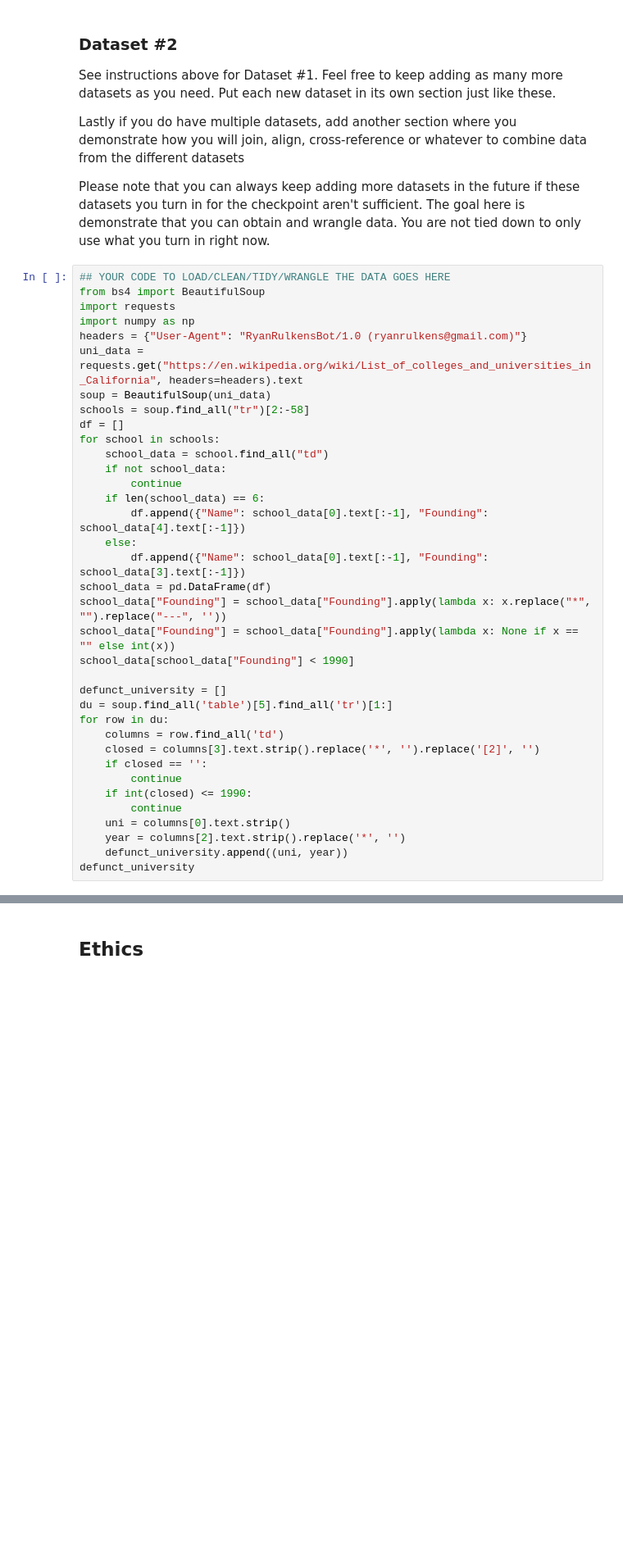
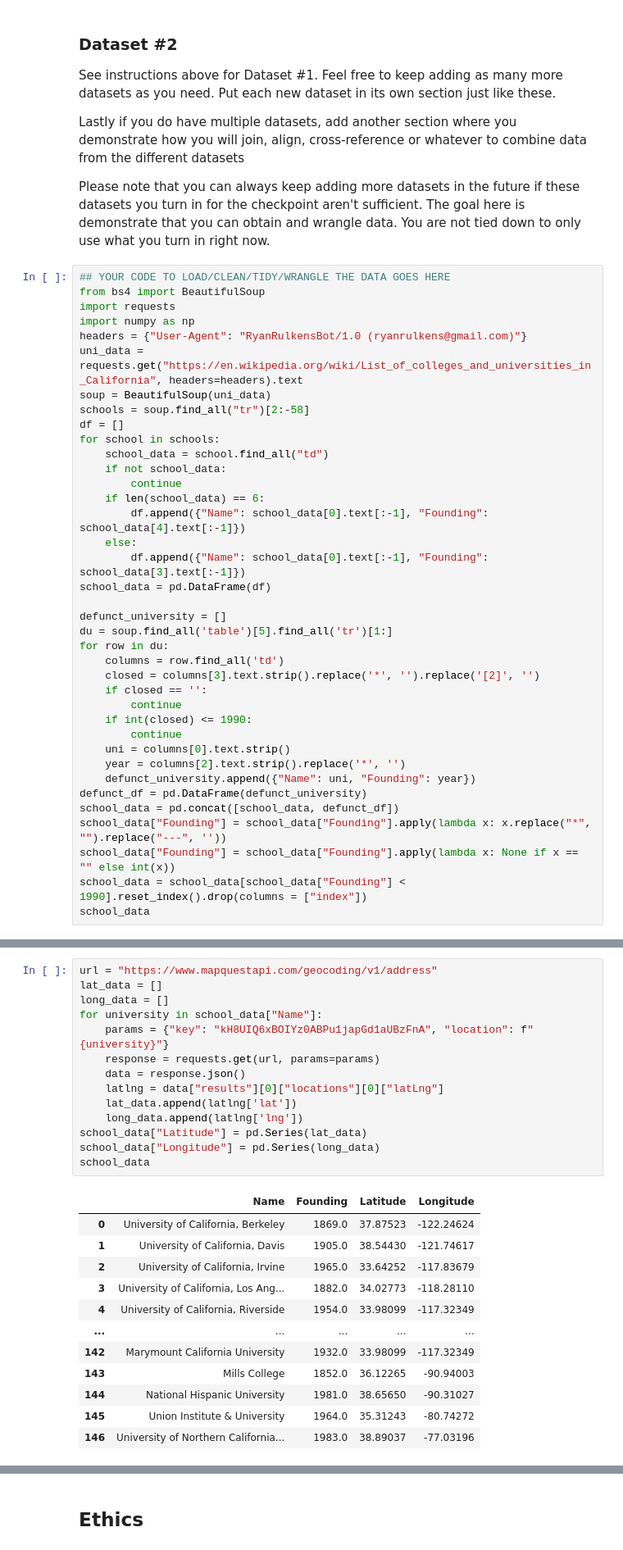
Before and after one commit to COGS108/Group091_WI26, a Jupyter notebook: 01-DataCheckpoint.ipynb, the cells around one changed output, grey strips where cells are left out. Shown at 82% size. Cells and saved outputs as stored; diff of their text form; blank space fills up the shorter version.

Commit message:
Added longitude and latitude columns

```diff
--- a/01-DataCheckpoint.ipynb
+++ b/01-DataCheckpoint.ipynb
@@ -178,9 +178,6 @@ for school in schools:
     else:
         df.append({"Name": school_data[0].text[:-1], "Founding": school_data[3].text[:-1]})
 school_data = pd.DataFrame(df)
-school_data["Founding"] = school_data["Founding"].apply(lambda x: x.replace("*", "").replace("---", ''))
-school_data["Founding"] = school_data["Founding"].apply(lambda x: None if x == "" else int(x))
-school_data[school_data["Founding"] < 1990]
 
 defunct_university = []
 du = soup.find_all('table')[5].find_all('tr')[1:]
@@ -193,6 +190,11 @@ for row in du:
         continue
     uni = columns[0].text.strip()
     year = columns[2].text.strip().replace('*', '')
-    defunct_university.append((uni, year))
-defunct_university
+    defunct_university.append({"Name": uni, "Founding": year})
+defunct_df = pd.DataFrame(defunct_university)
+school_data = pd.concat([school_data, defunct_df])
+school_data["Founding"] = school_data["Founding"].apply(lambda x: x.replace("*", "").replace("---", ''))
+school_data["Founding"] = school_data["Founding"].apply(lambda x: None if x == "" else int(x))
+school_data = school_data[school_data["Founding"] < 1990].reset_index().drop(columns = ["index"])
+school_data
 # %% [output]
@@ -215,0 +214,27 @@ defunct_university
+# %%
+url = "https://www.mapquestapi.com/geocoding/v1/address"
+lat_data = []
+long_data = []
+for university in school_data["Name"]:
+    params = {"key": "kH8UIQ6xBOIYz0ABPu1japGd1aUBzFnA", "location": f"{university}"}
+    response = requests.get(url, params=params)
+    data = response.json()
+    latlng = data["results"][0]["locations"][0]["latLng"]
+    lat_data.append(latlng['lat'])
+    long_data.append(latlng['lng'])
+school_data["Latitude"] = pd.Series(lat_data)
+school_data["Longitude"] = pd.Series(long_data)
+school_data
+# %% [output]
+|  | Name | Founding | Latitude | Longitude |
+| 0 | University of California, Berkeley | 1869.0 | 37.87523 | -122.24624 |
+| 1 | University of California, Davis | 1905.0 | 38.54430 | -121.74617 |
+| 2 | University of California, Irvine | 1965.0 | 33.64252 | -117.83679 |
+| 3 | University of California, Los Ang... | 1882.0 | 34.02773 | -118.28110 |
+| 4 | University of California, Riverside | 1954.0 | 33.98099 | -117.32349 |
+| ... | ... | ... | ... | ... |
+| 142 | Marymount California University | 1932.0 | 33.98099 | -117.32349 |
+| 143 | Mills College | 1852.0 | 36.12265 | -90.94003 |
+| 144 | National Hispanic University | 1981.0 | 38.65650 | -90.31027 |
+| 145 | Union Institute & University | 1964.0 | 35.31243 | -80.74272 |
+| 146 | University of Northern California... | 1983.0 | 38.89037 | -77.03196 |
```
Also changed, not shown: parts of 3 cells of this notebook.
